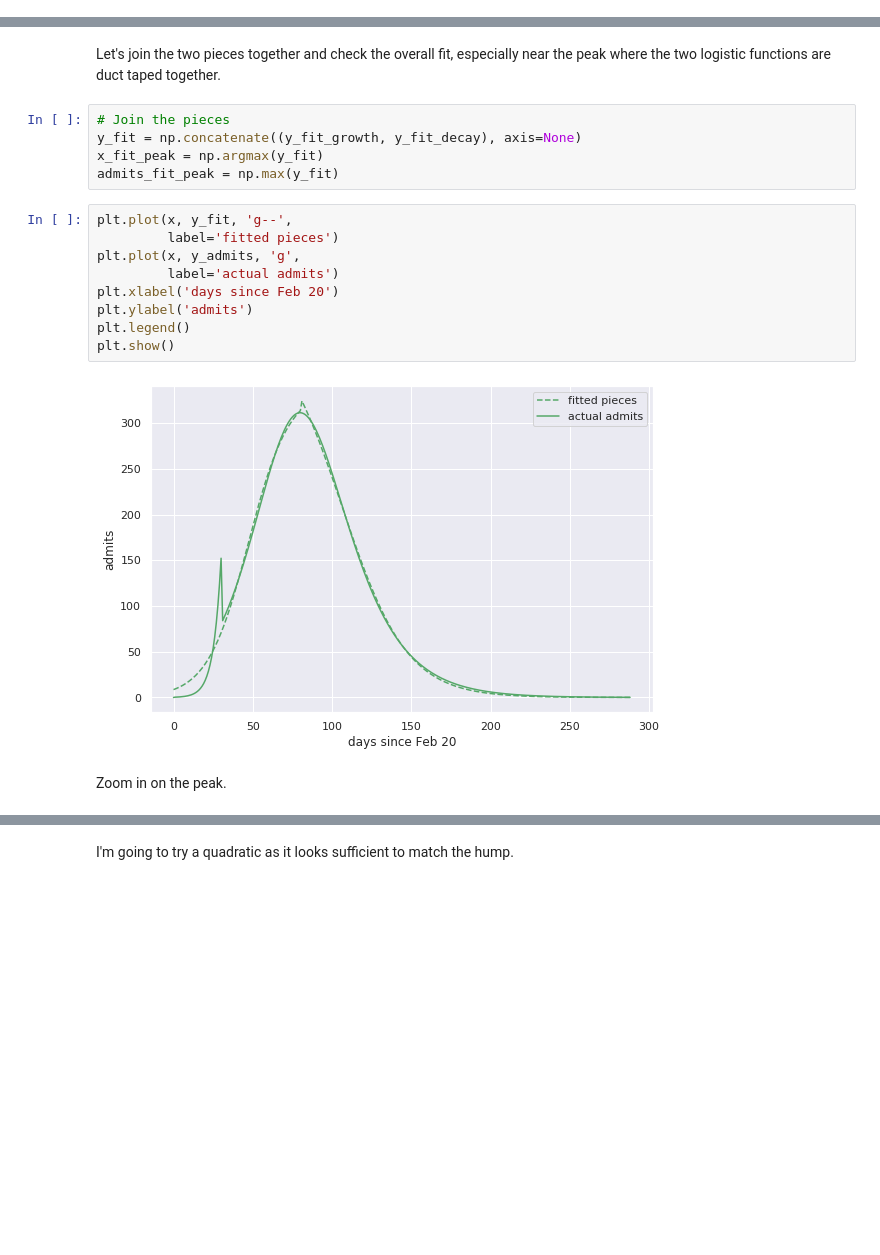
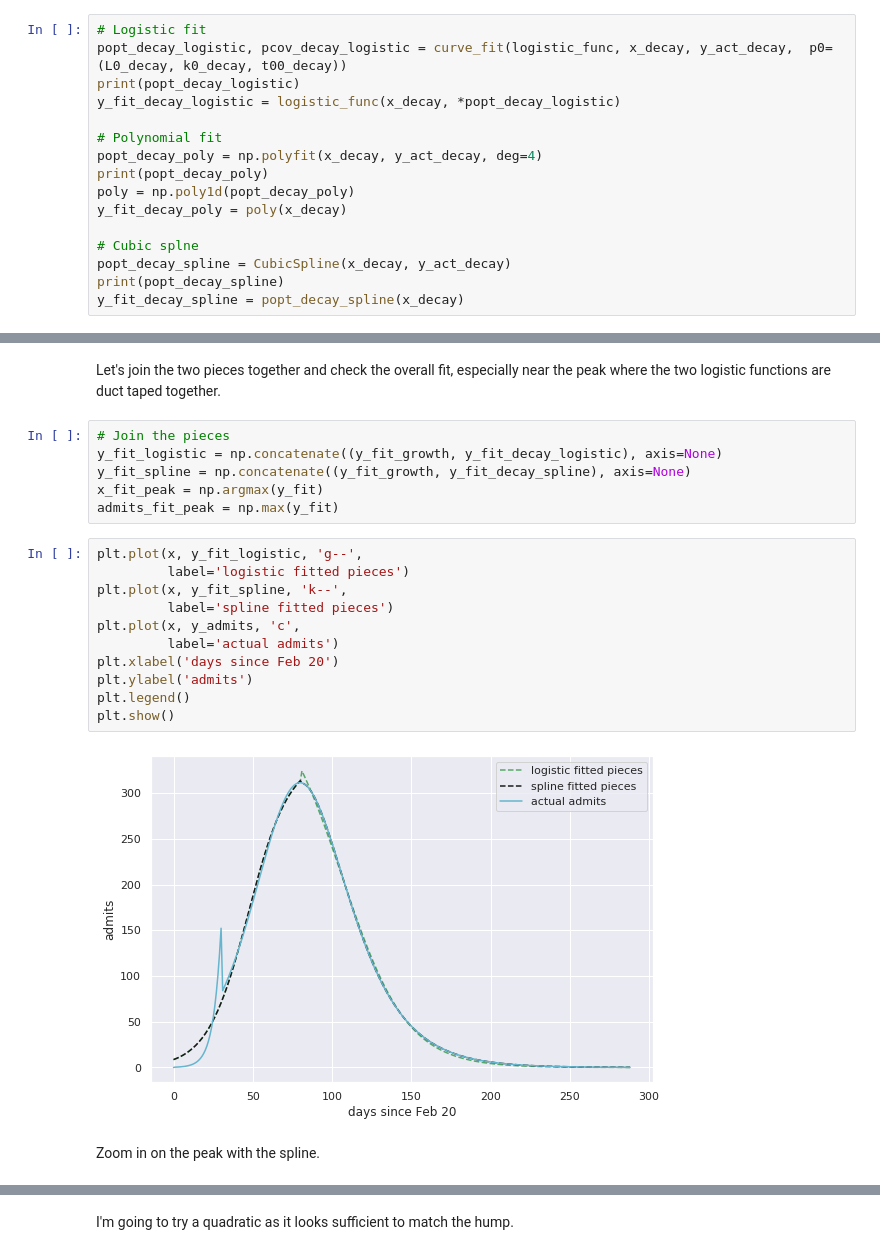
Before and after one commit to misken/c19, a Jupyter notebook: mychime/modeling/chime_flow_resources_p2.ipynb, the cells around one changed output, grey strips where cells are left out. Saved outputs shown, nothing was run; the diff lists cells and outputs as text; blank space fills up the shorter version.

```diff
--- a/mychime/modeling/chime_flow_resources_p2.ipynb
+++ b/mychime/modeling/chime_flow_resources_p2.ipynb
@@ -387,0 +381,16 @@ y_fit_decay = logistic_func(x_decay, *popt_decay)
+# %%
+# Logistic fit
+popt_decay_logistic, pcov_decay_logistic = curve_fit(logistic_func, x_decay, y_act_decay,  p0=(L0_decay, k0_decay, t00_decay))
+print(popt_decay_logistic)
+y_fit_decay_logistic = logistic_func(x_decay, *popt_decay_logistic)
+
+# Polynomial fit
+popt_decay_poly = np.polyfit(x_decay, y_act_decay, deg=4)
+print(popt_decay_poly)
+poly = np.poly1d(popt_decay_poly)
+y_fit_decay_poly = poly(x_decay)
+
+# Cubic splne
+popt_decay_spline = CubicSpline(x_decay, y_act_decay)
+print(popt_decay_spline)
+y_fit_decay_spline = popt_decay_spline(x_decay)
@@ -399,20 +417,23 @@ plt.show()
 Let's join the two pieces together and check the overall fit, especially near the peak where the two logistic functions are duct taped together.
 # %%
 # Join the pieces
-y_fit = np.concatenate((y_fit_growth, y_fit_decay), axis=None)
+y_fit_logistic = np.concatenate((y_fit_growth, y_fit_decay_logistic), axis=None)
+y_fit_spline = np.concatenate((y_fit_growth, y_fit_decay_spline), axis=None)
 x_fit_peak = np.argmax(y_fit)
 admits_fit_peak = np.max(y_fit)
 # %%
-plt.plot(x, y_fit, 'g--',
-         label='fitted pieces')
-plt.plot(x, y_admits, 'g',
+plt.plot(x, y_fit_logistic, 'g--',
+         label='logistic fitted pieces')
+plt.plot(x, y_fit_spline, 'k--',
+         label='spline fitted pieces')
+plt.plot(x, y_admits, 'c',
          label='actual admits')
 plt.xlabel('days since Feb 20')
 plt.ylabel('admits')
 plt.legend()
 plt.show()
 # %% [output]
-[figure, old version]
+[figure, new version]
 # %% [markdown]
-Zoom in on the peak.
+Zoom in on the peak with the spline.
 # %%
```
Also changed, not shown: parts of 36 cells of this notebook.
